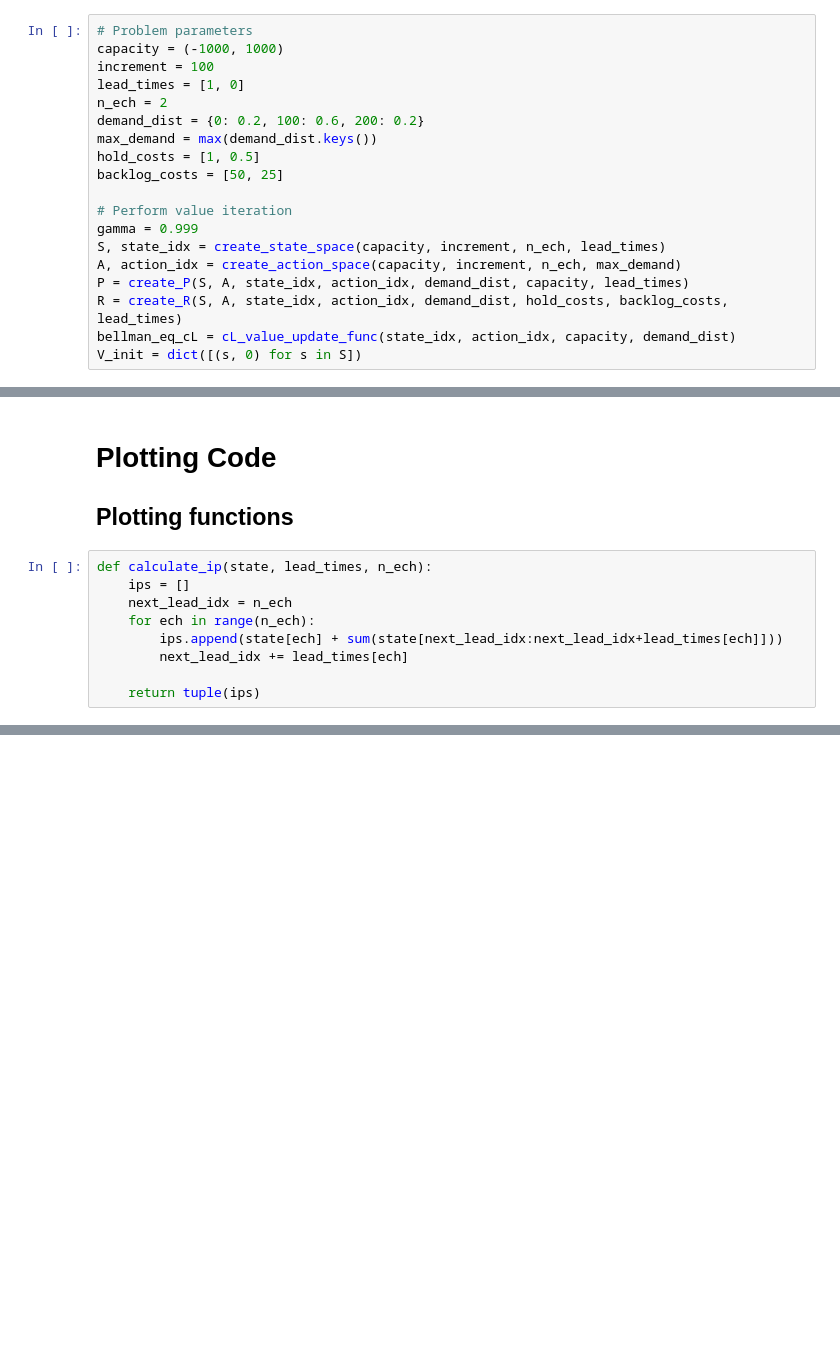
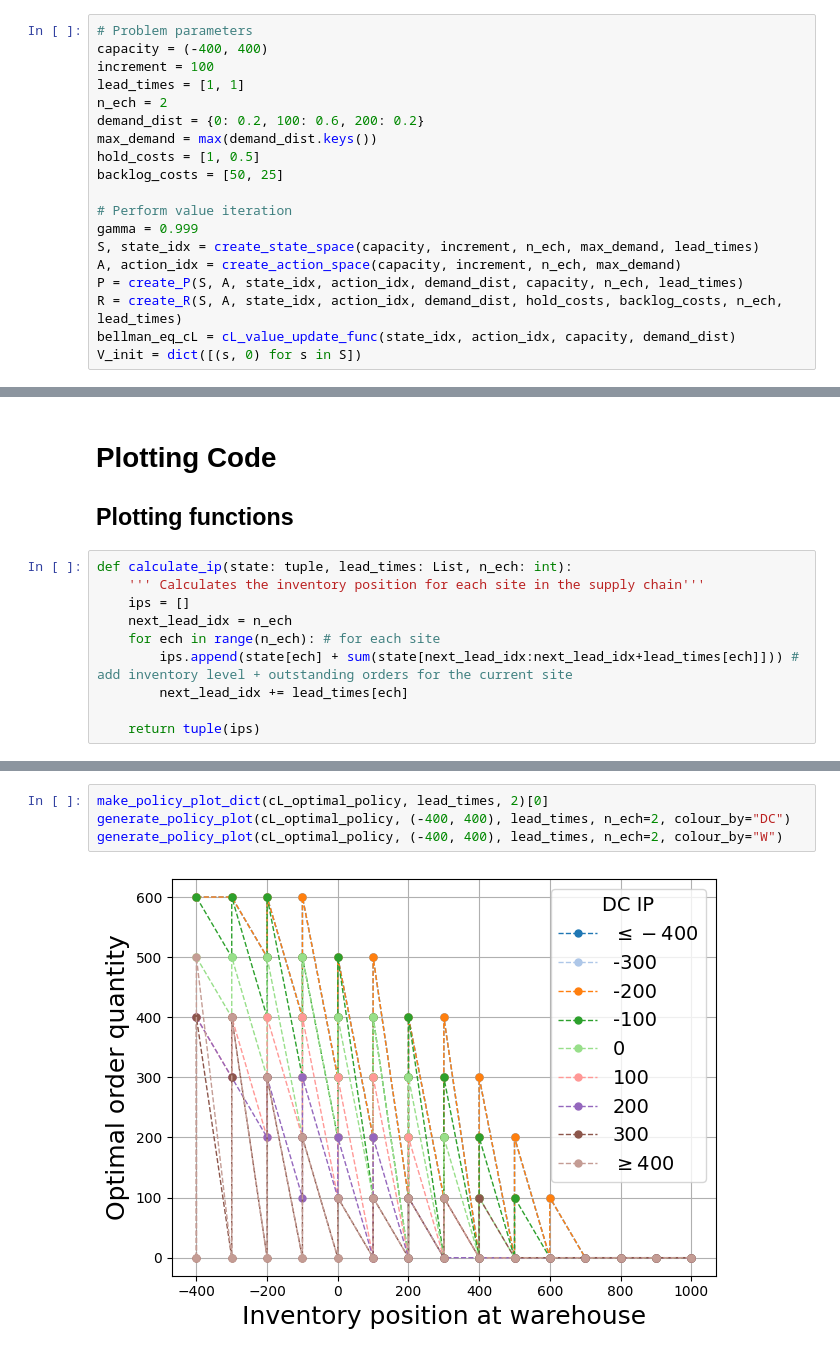
Before and after one commit to turtlesoul25/STOR-i_IM_PhDResearchProposal, a Jupyter notebook: Solve2echLeadMDPs.ipynb, the cells around one changed output, grey strips where cells are left out. Cells and saved outputs as stored; diff of their text form; blank space fills up the shorter version.

Commit message:
Derived policy for 2-echelon problem with lead times

```diff
--- a/Solve2echLeadMDPs.ipynb
+++ b/Solve2echLeadMDPs.ipynb
@@ -10,9 +11,9 @@ from ValueIteration import *
 ## Centralised problem
 # %%
 # Problem parameters
-capacity = (-1000, 1000)
+capacity = (-400, 400)
 increment = 100
-lead_times = [1, 0]
+lead_times = [1, 1]
 n_ech = 2
 demand_dist = {0: 0.2, 100: 0.6, 200: 0.2}
 max_demand = max(demand_dist.keys())
@@ -21,9 +22,9 @@ backlog_costs = [50, 25]
 
 # Perform value iteration
 gamma = 0.999
-S, state_idx = create_state_space(capacity, increment, n_ech, lead_times)
+S, state_idx = create_state_space(capacity, increment, n_ech, max_demand, lead_times)
 A, action_idx = create_action_space(capacity, increment, n_ech, max_demand)
-P = create_P(S, A, state_idx, action_idx, demand_dist, capacity, lead_times)
-R = create_R(S, A, state_idx, action_idx, demand_dist, hold_costs, backlog_costs, lead_times)
+P = create_P(S, A, state_idx, action_idx, demand_dist, capacity, n_ech, lead_times)
+R = create_R(S, A, state_idx, action_idx, demand_dist, hold_costs, backlog_costs, n_ech, lead_times)
 bellman_eq_cL = cL_value_update_func(state_idx, action_idx, capacity, demand_dist)
 V_init = dict([(s, 0) for s in S])
@@ -63,11 +76,12 @@ cL_optimal_policy
 # Plotting Code
 ## Plotting functions
 # %%
-def calculate_ip(state, lead_times, n_ech):
+def calculate_ip(state: tuple, lead_times: List, n_ech: int):
+    ''' Calculates the inventory position for each site in the supply chain'''
     ips = []
     next_lead_idx = n_ech
-    for ech in range(n_ech):
-        ips.append(state[ech] + sum(state[next_lead_idx:next_lead_idx+lead_times[ech]]))
+    for ech in range(n_ech): # for each site
+        ips.append(state[ech] + sum(state[next_lead_idx:next_lead_idx+lead_times[ech]])) # add inventory level + outstanding orders for the current site
         next_lead_idx += lead_times[ech]
 
     return tuple(ips)
@@ -110,0 +163,6 @@ def generate_policy_plot(optimal_dict: Dict, capacity: tuple,
+# %%
+make_policy_plot_dict(cL_optimal_policy, lead_times, 2)[0]
+generate_policy_plot(cL_optimal_policy, (-400, 400), lead_times, n_ech=2, colour_by="DC")
+generate_policy_plot(cL_optimal_policy, (-400, 400), lead_times, n_ech=2, colour_by="W")
+# %% [output]
+[figure, added]
```
Also changed, not shown: parts of 11 cells of this notebook, 3 other files.
